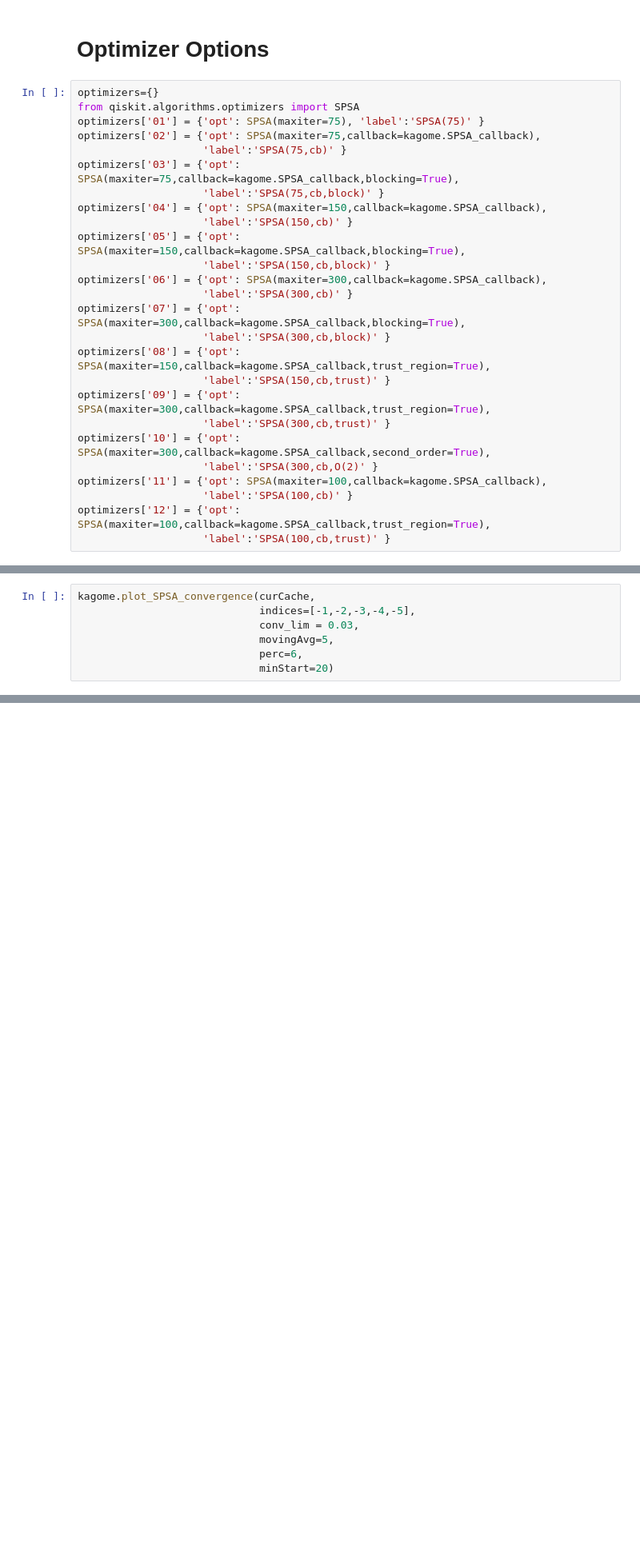
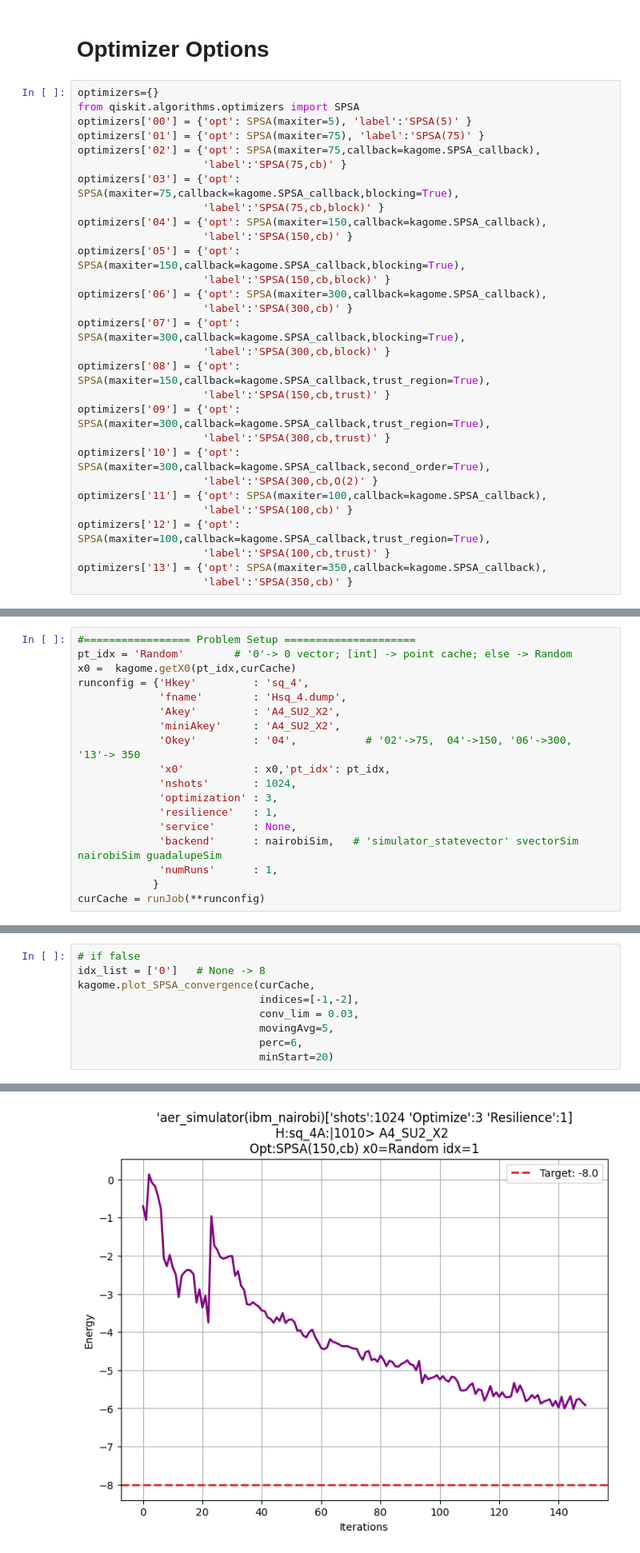
Before and after one commit to rrodenbusch/open-science-prize-2022, a Jupyter notebook: Hsq_4-Kagome-Simulation.ipynb, the cells around one changed output, grey strips where cells are left out. Shown at 80% size. Drawn from its saved outputs; the diff is of its cells as text; blank space fills up the shorter version.

```diff
--- a/Hsq_4-Kagome-Simulation.ipynb
+++ b/Hsq_4-Kagome-Simulation.ipynb
@@ -129,6 +129,7 @@ sq_7
 # %%
 optimizers={}
 from qiskit.algorithms.optimizers import SPSA
+optimizers['00'] = {'opt': SPSA(maxiter=5), 'label':'SPSA(5)' }
 optimizers['01'] = {'opt': SPSA(maxiter=75), 'label':'SPSA(75)' }
 optimizers['02'] = {'opt': SPSA(maxiter=75,callback=kagome.SPSA_callback),
                     'label':'SPSA(75,cb)' }
@@ -152,5 +153,7 @@ optimizers['11'] = {'opt': SPSA(maxiter=100,callback=kagome.SPSA_callback),
                     'label':'SPSA(100,cb)' }
 optimizers['12'] = {'opt': SPSA(maxiter=100,callback=kagome.SPSA_callback,trust_region=True),
                     'label':'SPSA(100,cb,trust)' }
+optimizers['13'] = {'opt': SPSA(maxiter=350,callback=kagome.SPSA_callback),
+                    'label':'SPSA(350,cb)' }
 # %%
 from qiskit_aer import AerSimulator, StatevectorSimulator
@@ -220,0 +200,18 @@ Runtime 5 min, 12 sec
+# %%
+#================= Problem Setup =====================
+pt_idx = 'Random'        # '0'-> 0 vector; [int] -> point cache; else -> Random
+x0 =  kagome.getX0(pt_idx,curCache)
+runconfig = {'Hkey'         : 'sq_4',
+             'fname'        : 'Hsq_4.dump',
+             'Akey'         : 'A4_SU2_X2',
+             'miniAkey'     : 'A4_SU2_X2',
+             'Okey'         : '04',           # '02'->75,  04'->150, '06'->300,  '13'-> 350
+             'x0'           : x0,'pt_idx': pt_idx,
+             'nshots'       : 1024,
+             'optimization' : 3,
+             'resilience'   : 1,
+             'service'      : None,
+             'backend'      : nairobiSim,   # 'simulator_statevector' svectorSim nairobiSim guadalupeSim
+             'numRuns'      : 1,
+            }
+curCache = runJob(**runconfig)
@@ -221,7 +226,10 @@ Runtime 5 min, 12 sec
 # %%
+# if false
+idx_list = ['0']   # None -> 8
 kagome.plot_SPSA_convergence(curCache,
-                             indices=[-1,-2,-3,-4,-5],
+                             indices=[-1,-2],
                              conv_lim = 0.03,
                              movingAvg=5,
                              perc=6,
                              minStart=20)
+# %% [output]
@@ -227,0 +242 @@ kagome.plot_SPSA_convergence(curCache,
+[figure, added]
```
Also changed, not shown: parts of 9 cells of this notebook, 3 other files.
